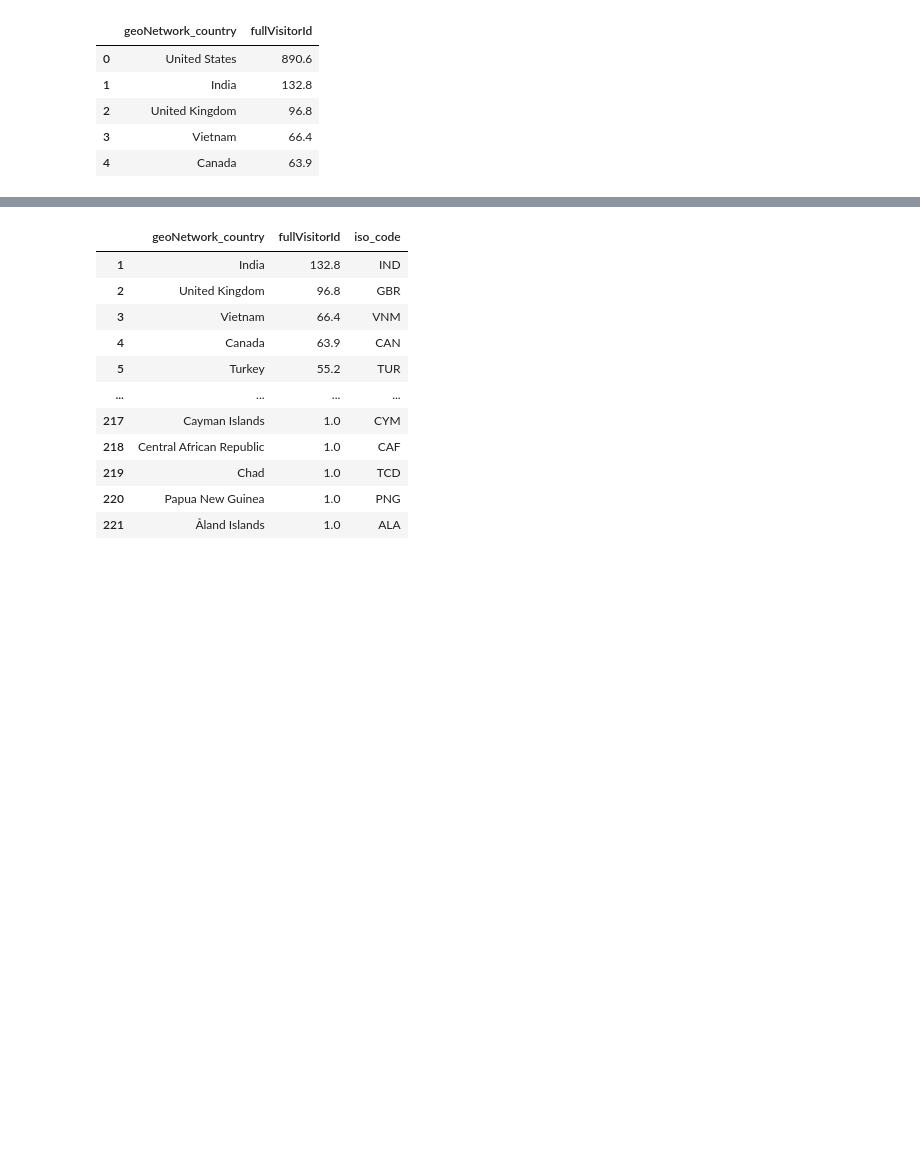
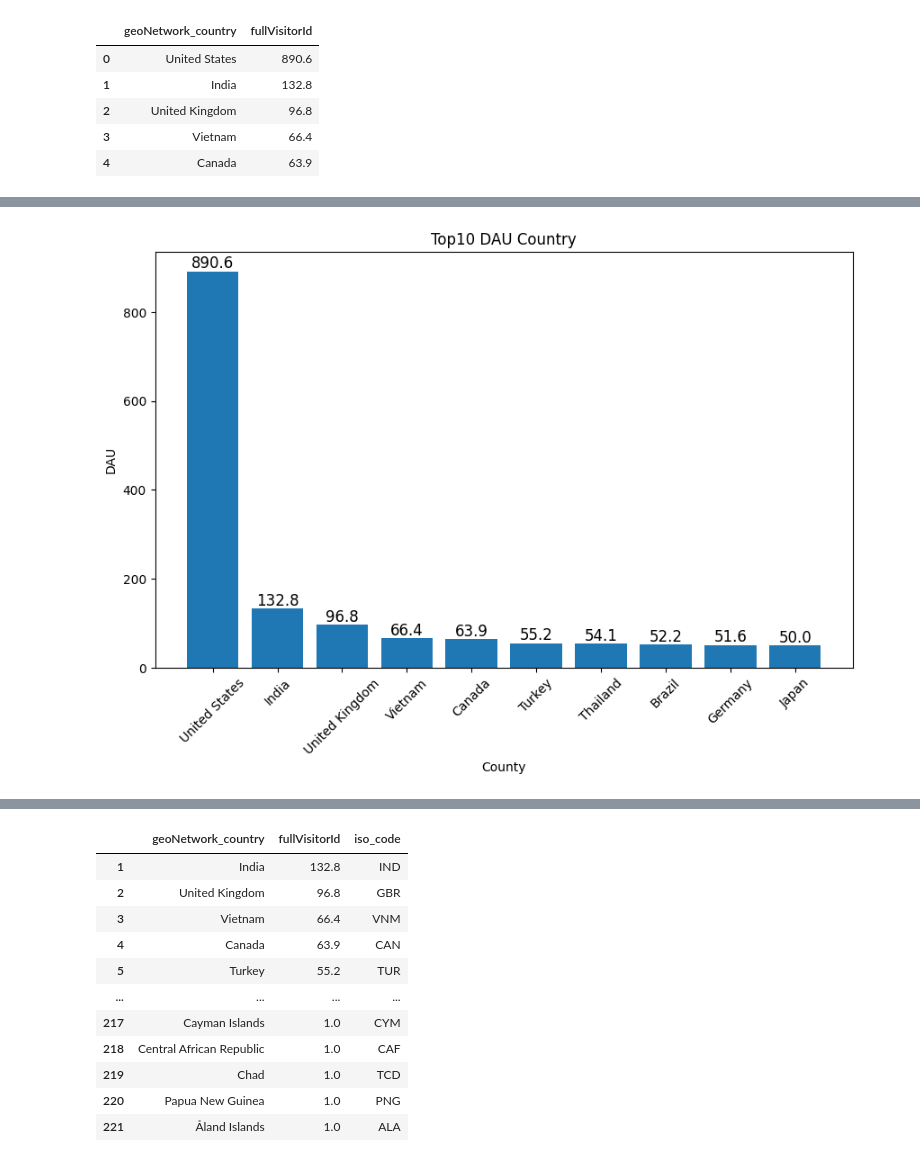
Before and after one commit to DIB-PP/-, a Jupyter notebook: data_Check.ipynb, the cells around one changed output, grey strips where cells are left out. Drawn from its saved outputs; the diff is of its cells as text; code cells hidden in the pictures; blank space fills up the shorter version.

```diff
--- a/data_Check.ipynb
+++ b/data_Check.ipynb
@@ -544,3 +535,20 @@ average_dau_by_country_df
+# %%
+dau_top_10 = average_dau_by_country.head(10)
+plt.figure(figsize=(10,6))
+bar = plt.bar(dau_top_10.index, dau_top_10.values)
+plt.title('Top10 DAU Country')
+plt.xlabel('County')
+plt.ylabel('DAU')
+plt.xticks(rotation=45)
+
+#for 반복문으로,
+for rect in bar:
+    height = rect.get_height()
+    plt.text(rect.get_x() + rect.get_width()/2.0, height, '%.1f' % height, ha='center', va='bottom', size = 12)
+
+plt.show()
+# %% [output]
+[figure, added]
 # %%
 state_geo = requests.get(
     "https://raw.githubusercontent.com/python-visualization/folium-example-data/main/world_countries.json"
```
Also changed, not shown: parts of 23 cells of this notebook.
